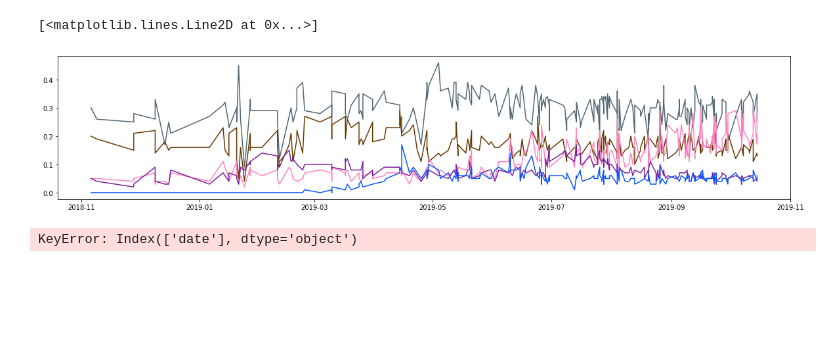
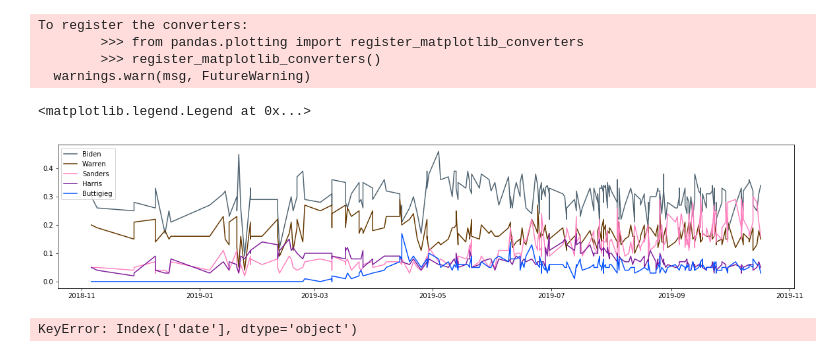
Before and after one commit to ablinn91/project2, a Jupyter notebook: polls.ipynb, the cells around one changed output. Cells and saved outputs as stored; diff of their text form; code cells hidden in the pictures; blank space fills up the shorter version.

```diff
--- a/polls.ipynb
+++ b/polls.ipynb
@@ -254,14 +241,19 @@ plt.savefig('Lat_X_Humidity.png')
 # %%
 #make graphs.
 fig= plt.figure(figsize=(20,4))
 plt.plot(results_df.date, results_df.Biden, color ='xkcd:slate')
 plt.plot(results_df.date, results_df.Warren, color = 'xkcd:brown')
 plt.plot(results_df.date, results_df.Sanders, color = 'xkcd:pink')
 plt.plot(results_df.date, results_df.Harris, color = 'xkcd:purple')
 plt.plot(results_df.date, results_df.Buttigieg, color = 'xkcd:electric blue')
+plt.legend(('Biden', 'Warren', 'Sanders','Harris','Buttigieg'))
 # %% [output]
-[<matplotlib.lines.Line2D at 0x...>]
+To register the converters:
+        >>> from pandas.plotting import register_matplotlib_converters
+        >>> register_matplotlib_converters()
+  warnings.warn(msg, FutureWarning)
+<matplotlib.legend.Legend at 0x...>
-[figure, old version]
+[figure, new version]
 # %%
 #### issue: multiple polls on same day.  easy to solve.
 # result_df = results_df.drop_duplicates(subset='date', keep="last")
```
Also changed, not shown: parts of 7 cells of this notebook.
